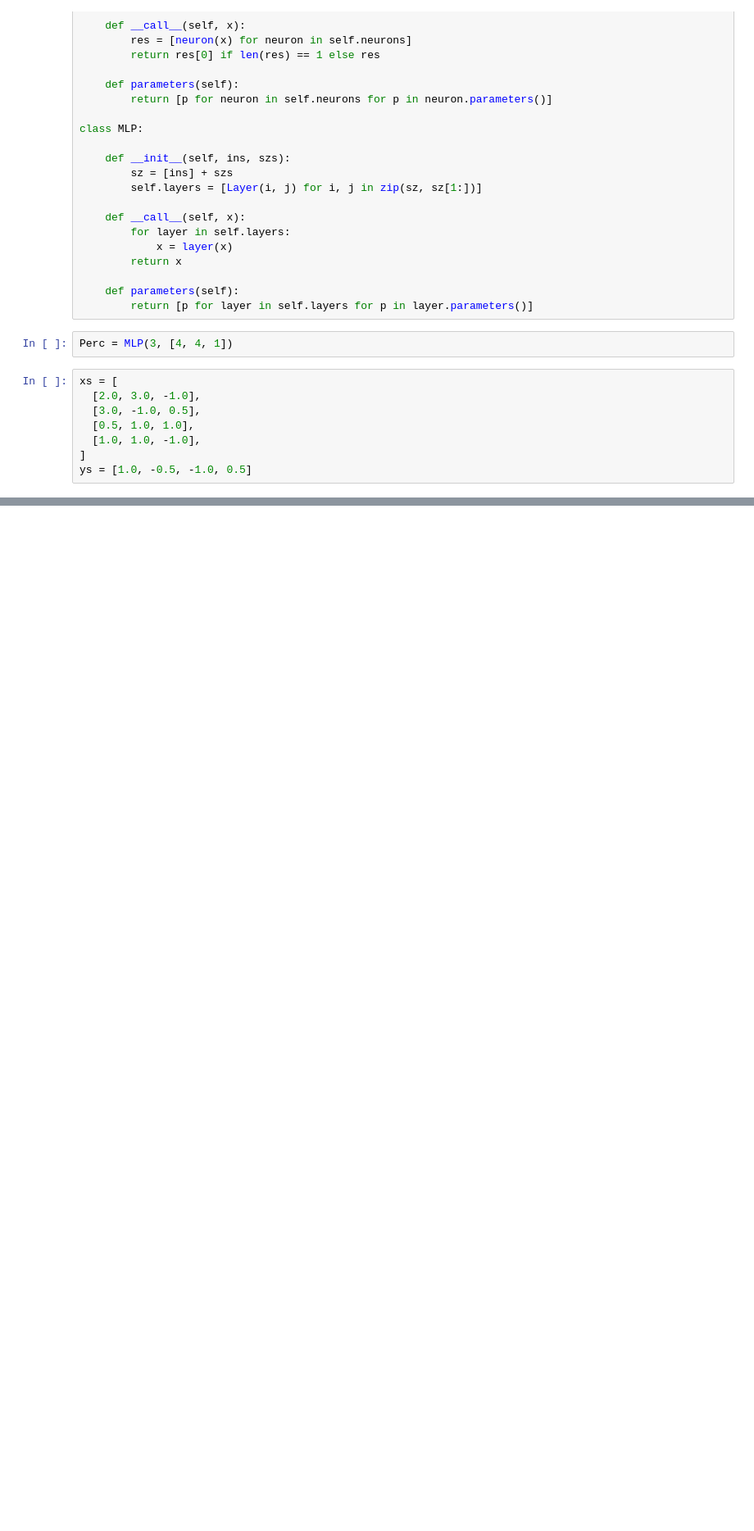
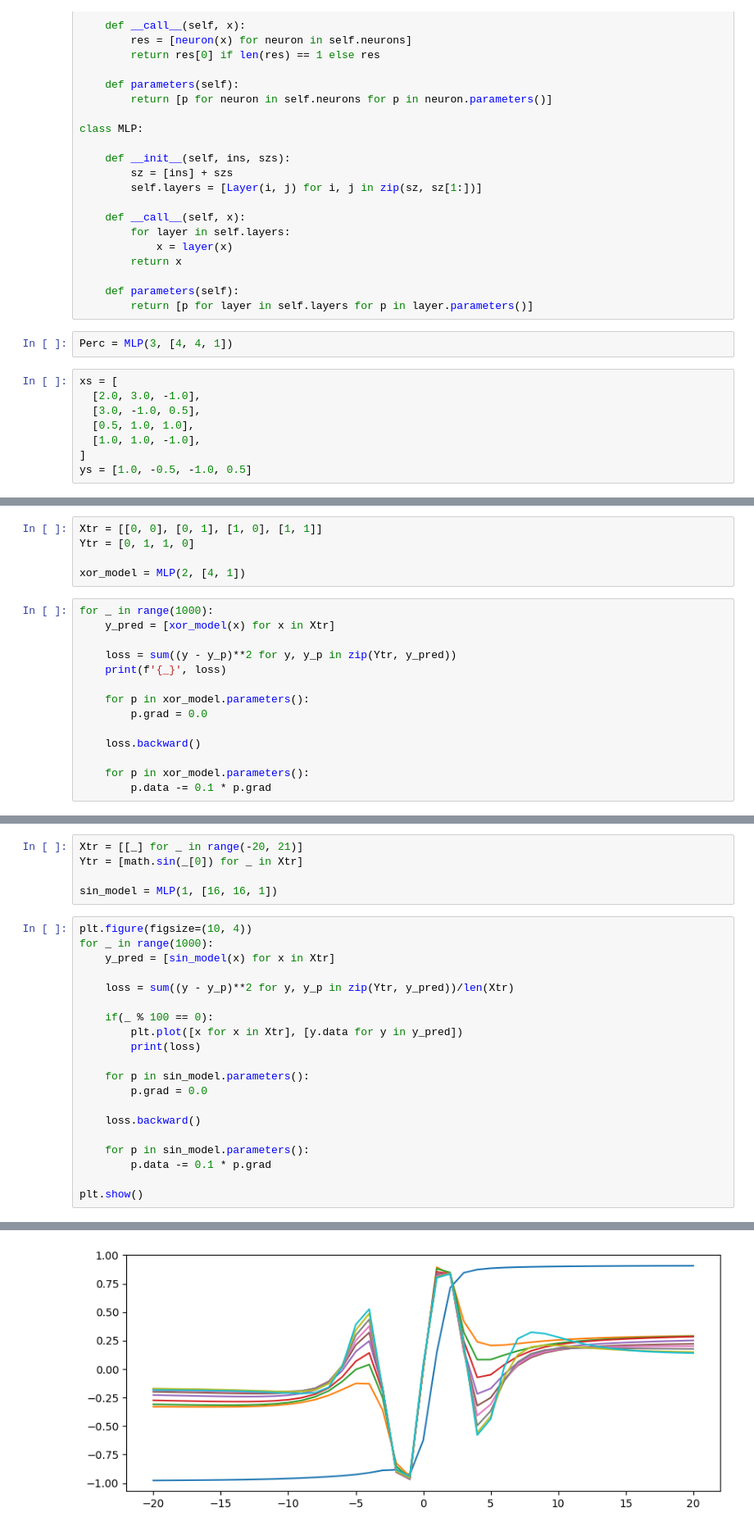
Before and after one commit to GGalim-AG/MLP_from_scratch, a Jupyter notebook: main.ipynb, the cells around one changed output, grey strips where cells are left out. Shown at 82% size. Saved outputs shown, nothing was run; the diff lists cells and outputs as text; blank space fills up the shorter version.

```diff
--- a/main.ipynb
+++ b/main.ipynb
@@ -210,0 +253,19 @@ y_pred
+# %%
+Xtr = [[0, 0], [0, 1], [1, 0], [1, 1]]
+Ytr = [0, 1, 1, 0]
+
+xor_model = MLP(2, [4, 1])
+# %%
+for _ in range(1000):
+    y_pred = [xor_model(x) for x in Xtr]
+
+    loss = sum((y - y_p)**2 for y, y_p in zip(Ytr, y_pred))
+    print(f'{_}', loss)
+
+    for p in xor_model.parameters():
+        p.grad = 0.0
+
+    loss.backward()
+
+    for p in xor_model.parameters():
+        p.data -= 0.1 * p.grad
@@ -210,0 +297,26 @@ y_pred
+# %%
+Xtr = [[_] for _ in range(-20, 21)]
+Ytr = [math.sin(_[0]) for _ in Xtr]
+
+sin_model = MLP(1, [16, 16, 1])
+# %%
+plt.figure(figsize=(10, 4))
+for _ in range(1000):
+    y_pred = [sin_model(x) for x in Xtr]
+
+    loss = sum((y - y_p)**2 for y, y_p in zip(Ytr, y_pred))/len(Xtr)
+
+    if(_ % 100 == 0):
+        plt.plot([x for x in Xtr], [y.data for y in y_pred])
+        print(loss)
+
+    for p in sin_model.parameters():
+        p.grad = 0.0
+
+    loss.backward()
+
+    for p in sin_model.parameters():
+        p.data -= 0.1 * p.grad
+
+plt.show()
+# %% [output]
@@ -210,0 +333 @@ y_pred
+[figure, added]
```
Also changed, not shown: parts of 8 cells of this notebook.
